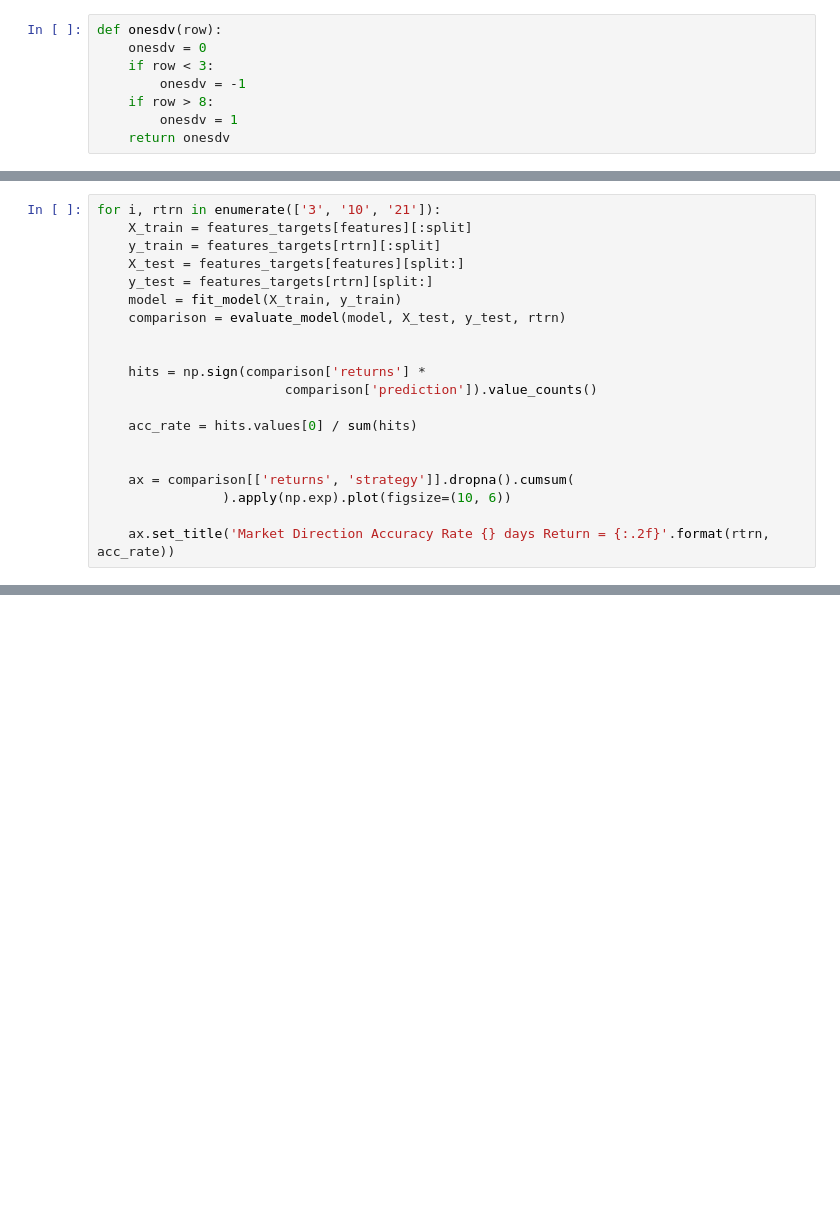
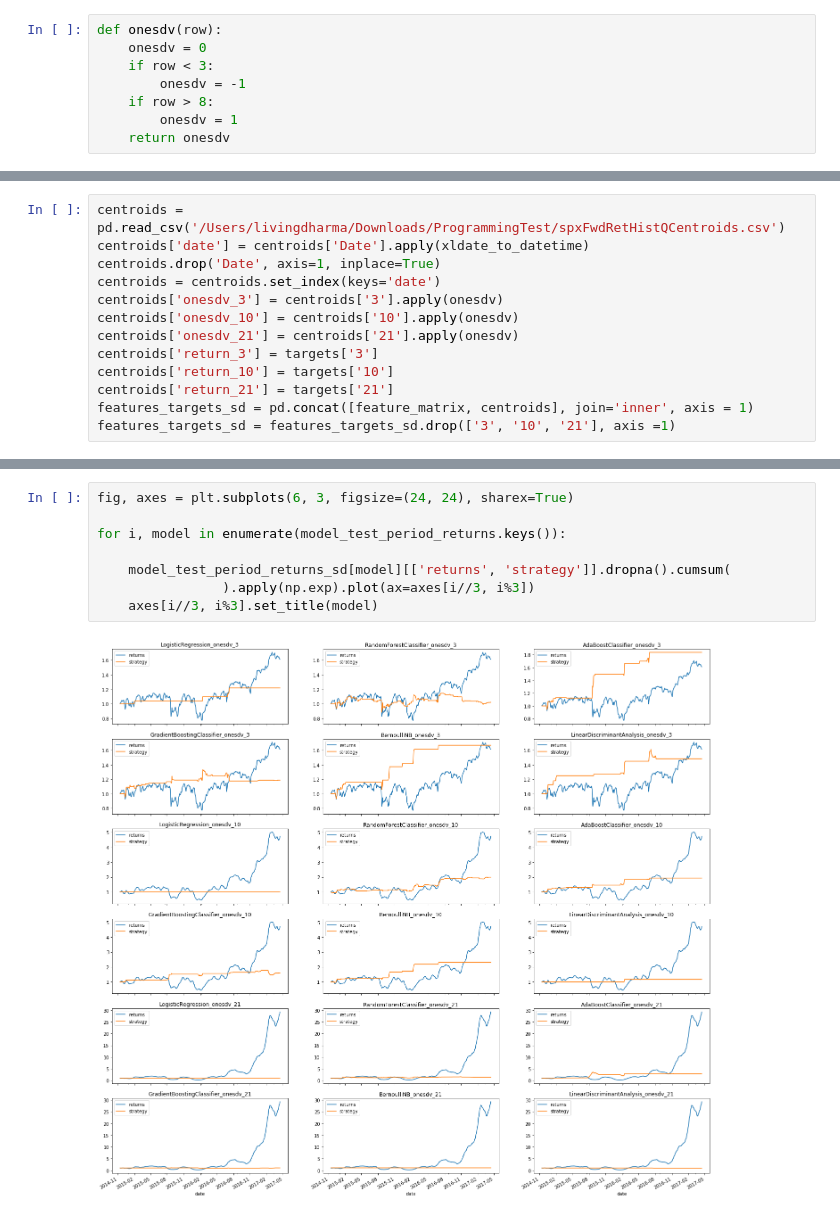
Before and after one commit to eliekawerk/trading, a Jupyter notebook: spx_ml.ipynb, the cells around one changed output, grey strips where cells are left out. Cells and saved outputs as stored; diff of their text form; blank space fills up the shorter version.

```diff
--- a/spx_ml.ipynb
+++ b/spx_ml.ipynb
@@ -317,20 +215,0 @@ for i, model in enumerate(model_test_period_returns.keys()):
-# %%
-for i, rtrn in enumerate(['3', '10', '21']):
-    X_train = features_targets[features][:split]
-    y_train = features_targets[rtrn][:split]
-    X_test = features_targets[features][split:]
-    y_test = features_targets[rtrn][split:]
-    model = fit_model(X_train, y_train)
-    comparison = evaluate_model(model, X_test, y_test, rtrn)
-
-
-    hits = np.sign(comparison['returns'] *
-                        comparison['prediction']).value_counts()
-
-    acc_rate = hits.values[0] / sum(hits)
-
-
-    ax = comparison[['returns', 'strategy']].dropna().cumsum(
-                ).apply(np.exp).plot(figsize=(10, 6))
-
-    ax.set_title('Market Direction Accuracy Rate {} days Return = {:.2f}'.format(rtrn, acc_rate))
@@ -340,0 +234,13 @@ for i, rtrn in enumerate(['3', '10', '21']):
+# %%
+centroids = pd.read_csv('/Users/livingdharma/Downloads/ProgrammingTest/spxFwdRetHistQCentroids.csv')
+centroids['date'] = centroids['Date'].apply(xldate_to_datetime)
+centroids.drop('Date', axis=1, inplace=True)
+centroids = centroids.set_index(keys='date')
+centroids['onesdv_3'] = centroids['3'].apply(onesdv)
+centroids['onesdv_10'] = centroids['10'].apply(onesdv)
+centroids['onesdv_21'] = centroids['21'].apply(onesdv)
+centroids['return_3'] = targets['3']
+centroids['return_10'] = targets['10']
+centroids['return_21'] = targets['21']
+features_targets_sd = pd.concat([feature_matrix, centroids], join='inner', axis = 1)
+features_targets_sd = features_targets_sd.drop(['3', '10', '21'], axis =1)
@@ -340,0 +348,10 @@ for i, rtrn in enumerate(['3', '10', '21']):
+# %%
+fig, axes = plt.subplots(6, 3, figsize=(24, 24), sharex=True)
+
+for i, model in enumerate(model_test_period_returns.keys()):
+
+    model_test_period_returns_sd[model][['returns', 'strategy']].dropna().cumsum(
+                ).apply(np.exp).plot(ax=axes[i//3, i%3])
+    axes[i//3, i%3].set_title(model)
+# %% [output]
+[figure, added]
```
Also changed, not shown: parts of 20 cells of this notebook.
